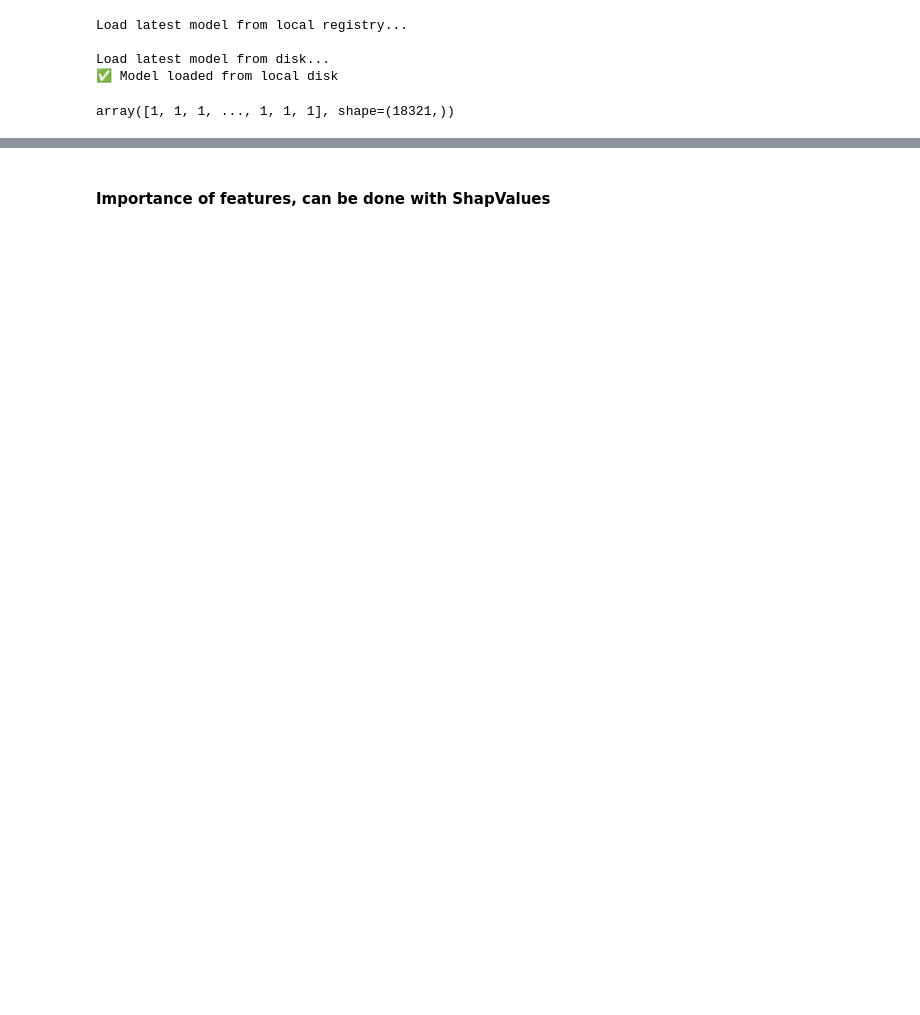
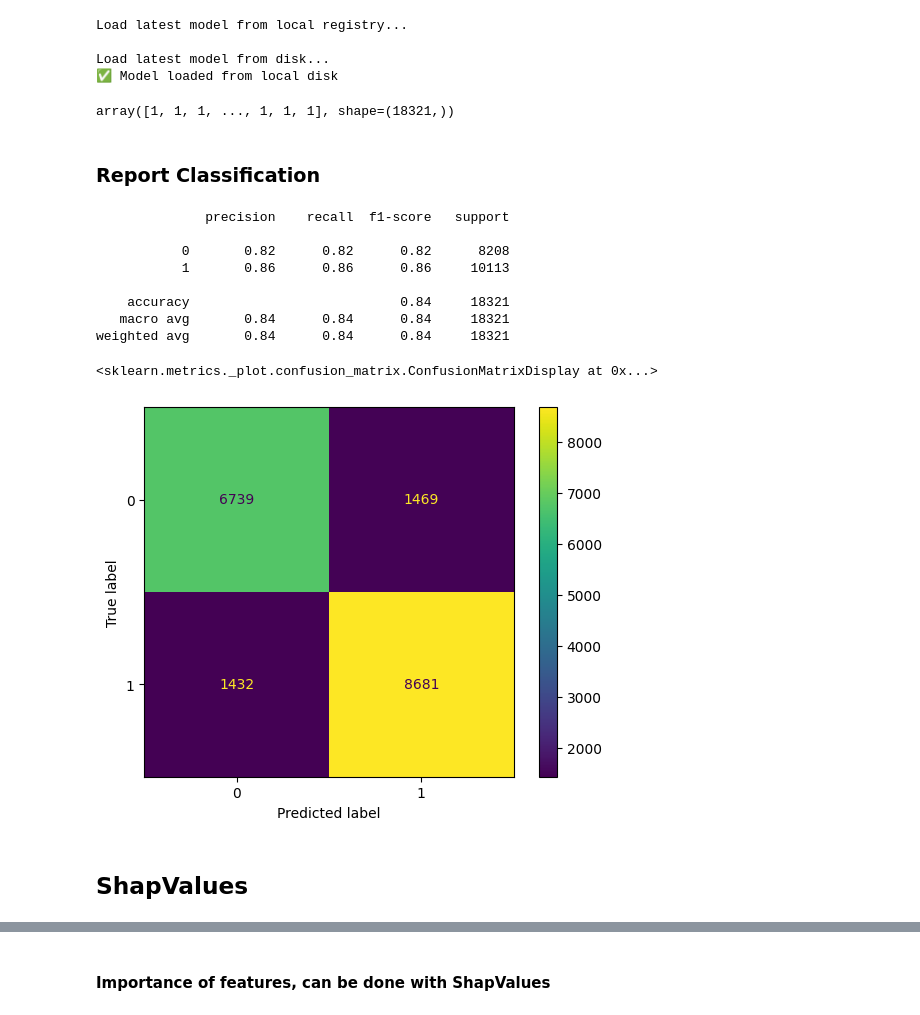
Before and after one commit to ClemPera/Kinoko, a Jupyter notebook: Notebooks/basspeif_dataviz_clean.ipynb, the cells around one changed output, grey strips where cells are left out. Cells and saved outputs as stored; diff of their text form; code cells hidden in the pictures; blank space fills up the shorter version.

```diff
--- a/Notebooks/basspeif_dataviz_clean.ipynb
+++ b/Notebooks/basspeif_dataviz_clean.ipynb
@@ -325,10 +330,30 @@ save_model(best_model, '../ml_logic')
 # %%
-loaded_model_hehe = load_model('../ml_logic')
+loaded_model = load_model(path='../models/tabular/XGBoost')
 
-loaded_model_hehe.predict(X_test)
+loaded_model.predict(X_test)
 # %% [output]
 Load latest model from local registry...
 
 Load latest model from disk...
 ✅ Model loaded from local disk
 array([1, 1, 1, ..., 1, 1, 1], shape=(18321,))
+# %% [markdown]
+### Report Classification
+# %%
+from sklearn.metrics import classification_report, ConfusionMatrixDisplay
+
+y_pred = loaded_model.predict(X_test)
+
+print(classification_report(y_test, y_pred))
+ConfusionMatrixDisplay.from_predictions(y_test, y_pred)
+# %% [output]
+              precision    recall  f1-score   support
+
+           0       0.82      0.82      0.82      8208
+           1       0.86      0.86      0.86     10113
+
+    accuracy                           0.84     18321
+   macro avg       0.84      0.84      0.84     18321
+weighted avg       0.84      0.84      0.84     18321
+<sklearn.metrics._plot.confusion_matrix.ConfusionMatrixDisplay at 0x...>
+[figure, added]
@@ -334,0 +397,2 @@ array([1, 1, 1, ..., 1, 1, 1], shape=(18321,))
+# %% [markdown]
+## ShapValues
```
Also changed, not shown: parts of 12 cells of this notebook, 13 other files.
